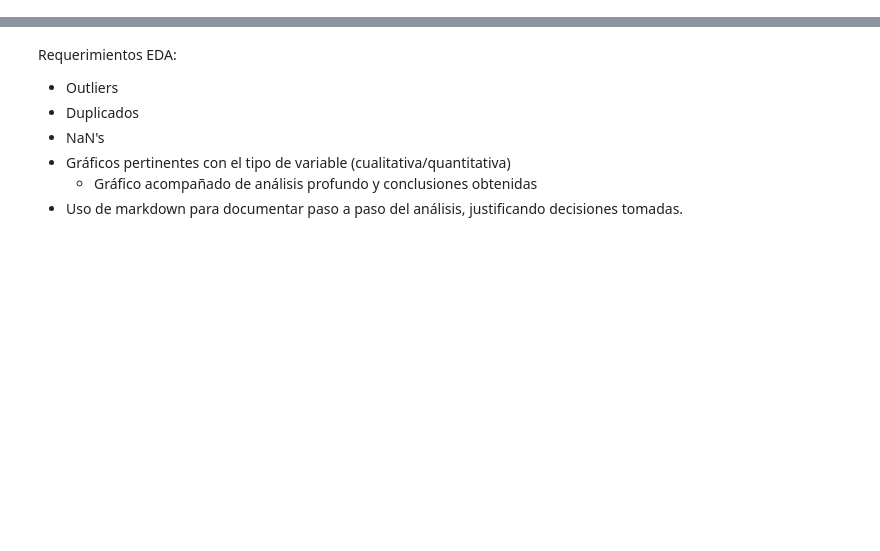
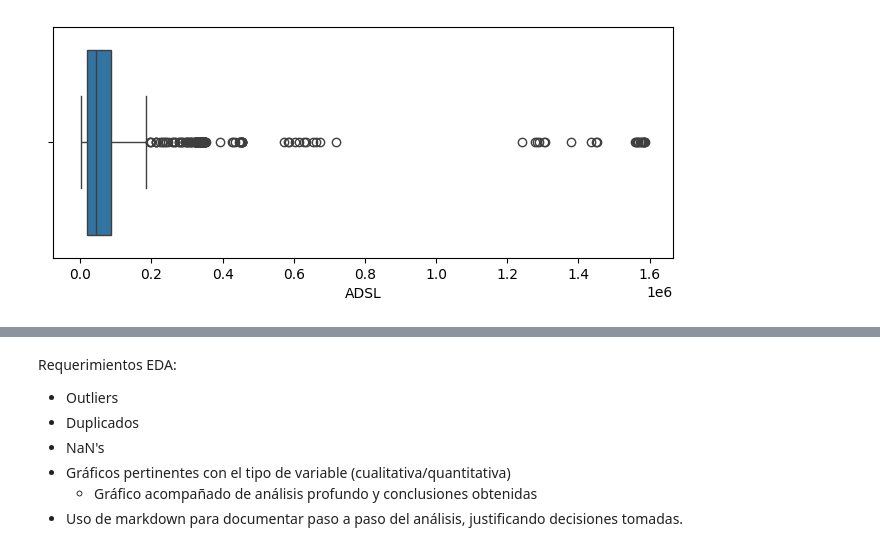
Before and after one commit to Vierinsky/pida_fviera, a Jupyter notebook: eda_etl_internet.ipynb, the cells around one changed output, grey strips where cells are left out. Cells and saved outputs as stored; diff of their text form; code cells hidden in the pictures; blank space fills up the shorter version.

```diff
--- a/eda_etl_internet.ipynb
+++ b/eda_etl_internet.ipynb
@@ -10,0 +240,6 @@ Importante:
+# %%
+plt.figure(figsize=(8,3))
+sns.boxplot(data=accesos_por_tecnologia, x='ADSL')
+plt.show()
+# %% [output]
+[figure, added]
```
Also changed, not shown: parts of 143 cells of this notebook, 8 other files.
